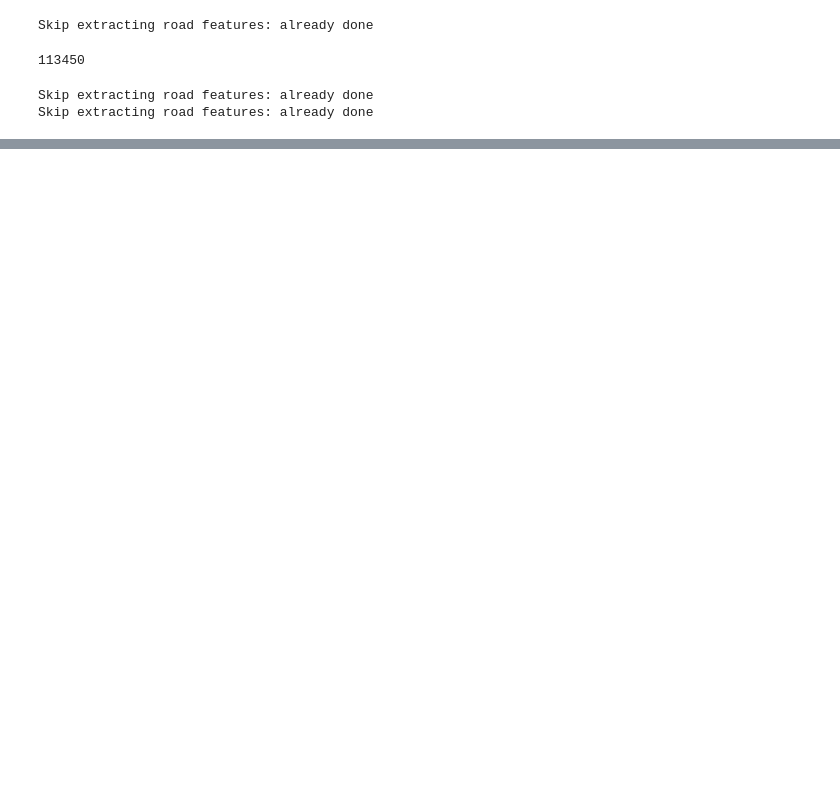
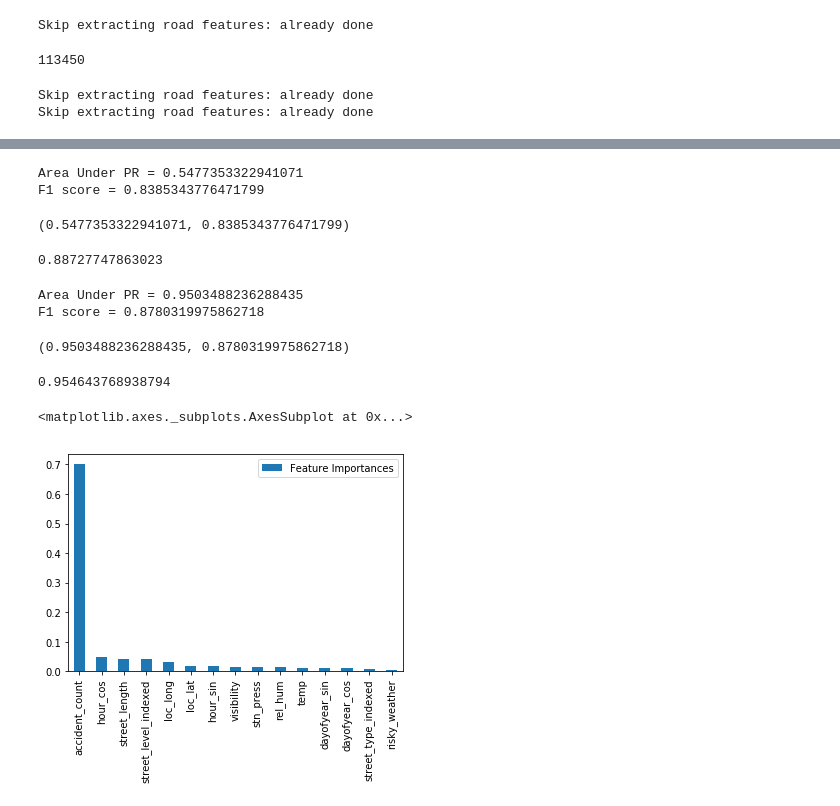
Before and after one commit to big-data-lab-team/accident-prediction-montreal, a Jupyter notebook: notebooks/random forest.ipynb, the cells around one changed output, grey strips where cells are left out. Cells and saved outputs as stored; diff of their text form; code cells hidden in the pictures; blank space fills up the shorter version.

```diff
--- a/notebooks/random forest.ipynb
+++ b/notebooks/random forest.ipynb
@@ -31,5 +56,5 @@ Parameters:
 # %%
-neg_samples = get_negative_samples(spark).sample(0.2)
+neg_samples = get_negative_samples(spark).sample(0.5)
 pos_samples = get_positive_samples(spark)
 # pos_samples.write.parquet('data/pos_samples_0.2.parquet')
 # neg_samples.write.parquet('data/neg_samples_0.2.parquet')
@@ -237,7 +278,7 @@ rf = RandomForestClassifier(labelCol="label",
                             maxDepth=17,
                             impurity='entropy',
                             featureSubsetStrategy='sqrt',
-                            weightCol='weight',
+#                             weightCol='weight',
                             minInstancesPerNode=10,
                             numTrees=100,
                             subsamplingRate=1.0,
@@ -246,7 +287,7 @@ rf = RandomForestClassifier(labelCol="label",
 ru = RandomUnderSampler().setIndexCol('id').setTargetImbalanceRatio(1.0)
 cw = ClassWeighter().setClassWeight([1/imbalance_ratio, 1.0])
 pipeline = Pipeline().setStages([
-#                                  ru,
-                                 cw,
+                                 ru,
+#                                  cw,
                                  rf])
 model = pipeline.fit(train_set)
@@ -297,6 +353,10 @@ predictions = model.stages[1].transform(test_set).persist()
 # %%
 from evaluate import evaluate_binary_classifier
 evaluate_binary_classifier(predictions)
+# %% [output]
+Area Under PR = 0.5477353322941071
+F1 score = 0.8385343776471799
+(0.5477353322941071, 0.8385343776471799)
 # %%
 ROC_evaluator = \
     BinaryClassificationEvaluator(labelCol="label",
@@ -304,11 +364,17 @@ ROC_evaluator = \
                                   metricName="areaUnderROC")
 area_under_ROC = ROC_evaluator.evaluate(predictions)
 area_under_ROC
+# %% [output]
+0.88727747863023
 # %%
 train_predictions = model.transform(train_set).persist()
 # %%
 from evaluate import evaluate_binary_classifier
 evaluate_binary_classifier(train_predictions)
+# %% [output]
+Area Under PR = 0.9503488236288435
+F1 score = 0.8780319975862718
+(0.9503488236288435, 0.8780319975862718)
 # %%
 ROC_evaluator = \
     BinaryClassificationEvaluator(labelCol="label",
@@ -316,18 +382,22 @@ ROC_evaluator = \
                                   metricName="areaUnderROC")
 area_under_ROC = ROC_evaluator.evaluate(train_predictions)
 area_under_ROC
+# %% [output]
+0.954643768938794
 # %%
 from random_forest import features_col
 import pandas as pd
 fi = pd.DataFrame(model
-                  .bestModel
                   .stages[1]
                   .featureImportances
                   .toArray())
 fi.index = features_col
 fi.columns = ['Feature Importances']
 fi = fi.sort_values(by=['Feature Importances'], ascending=False)
 fi.plot.bar()
+# %% [output]
+<matplotlib.axes._subplots.AxesSubplot at 0x...>
+[figure, added]
 # %%
 from random_forest import compute_precision_recall_graph
 precision_recall = compute_precision_recall_graph(predictions, 20)
```
Also changed, not shown: parts of 14 cells of this notebook, 1 other file.
